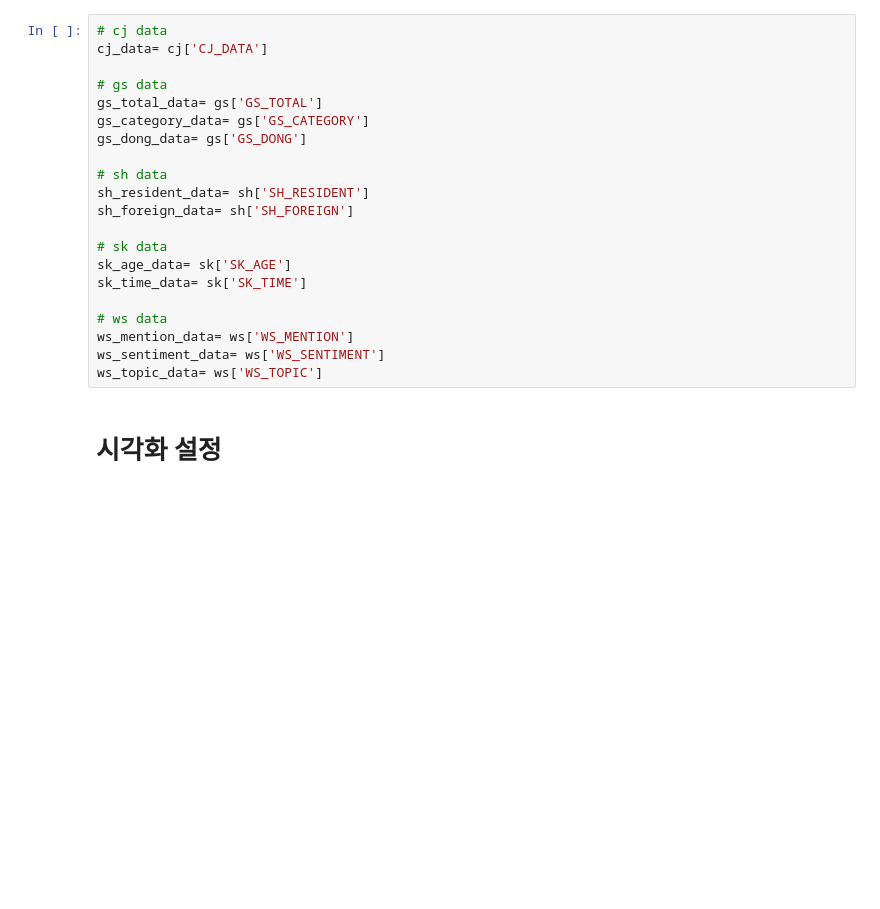
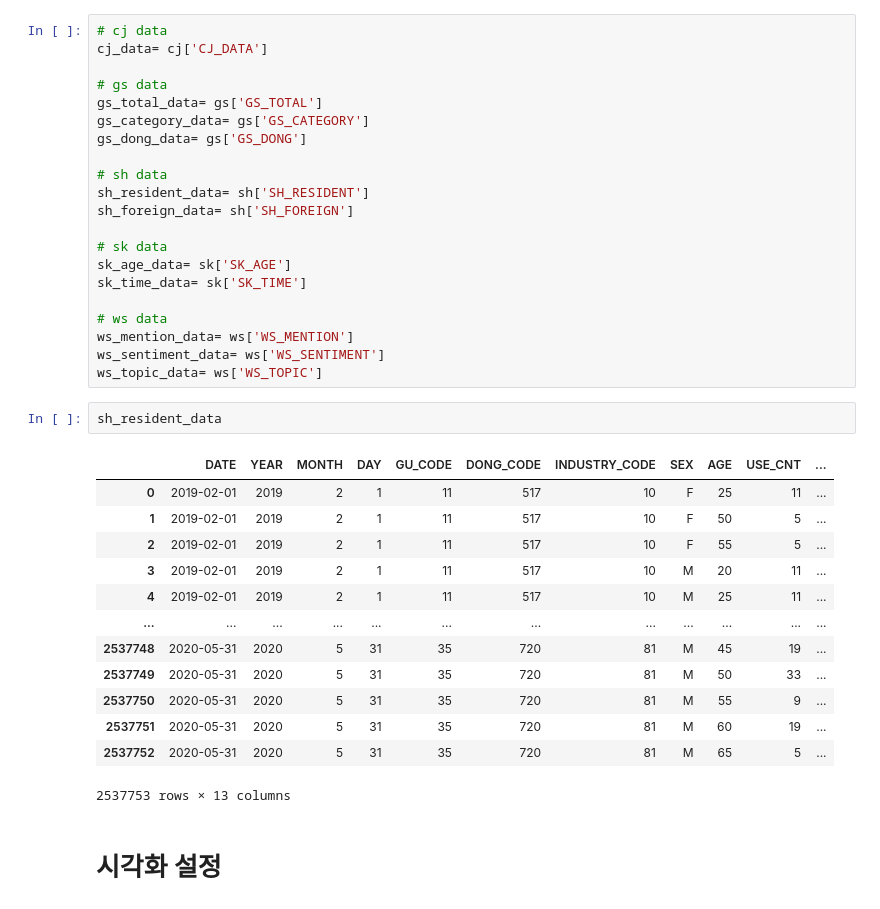
Before and after one commit to Lee-JeongMin/Bigcontest2020, a Jupyter notebook: EDA/20200812_EDA_SH.ipynb, the cells around one changed output. Saved outputs shown, nothing was run; the diff lists cells and outputs as text; blank space fills up the shorter version.

```diff
--- a/EDA/20200812_EDA_SH.ipynb
+++ b/EDA/20200812_EDA_SH.ipynb
@@ -63,6 +63,22 @@ sk_time_data= sk['SK_TIME']
 ws_mention_data= ws['WS_MENTION']
 ws_sentiment_data= ws['WS_SENTIMENT']
 ws_topic_data= ws['WS_TOPIC']
+# %%
+sh_resident_data
+# %% [output]
+|  | DATE | YEAR | MONTH | DAY | GU_CODE | DONG_CODE | INDUSTRY_CODE | SEX | AGE | USE_CNT | ... |
+| 0 | 2019-02-01 | 2019 | 2 | 1 | 11 | 517 | 10 | F | 25 | 11 | ... |
+| 1 | 2019-02-01 | 2019 | 2 | 1 | 11 | 517 | 10 | F | 50 | 5 | ... |
+| 2 | 2019-02-01 | 2019 | 2 | 1 | 11 | 517 | 10 | F | 55 | 5 | ... |
+| 3 | 2019-02-01 | 2019 | 2 | 1 | 11 | 517 | 10 | M | 20 | 11 | ... |
+| 4 | 2019-02-01 | 2019 | 2 | 1 | 11 | 517 | 10 | M | 25 | 11 | ... |
+| ... | ... | ... | ... | ... | ... | ... | ... | ... | ... | ... | ... |
+| 2537748 | 2020-05-31 | 2020 | 5 | 31 | 35 | 720 | 81 | M | 45 | 19 | ... |
+| 2537749 | 2020-05-31 | 2020 | 5 | 31 | 35 | 720 | 81 | M | 50 | 33 | ... |
+| 2537750 | 2020-05-31 | 2020 | 5 | 31 | 35 | 720 | 81 | M | 55 | 9 | ... |
+| 2537751 | 2020-05-31 | 2020 | 5 | 31 | 35 | 720 | 81 | M | 60 | 19 | ... |
+| 2537752 | 2020-05-31 | 2020 | 5 | 31 | 35 | 720 | 81 | M | 65 | 5 | ... |
+2537753 rows × 13 columns
 # %% [markdown]
 # 시각화 설정
 # %%
```
Also changed, not shown: 6 other files.
